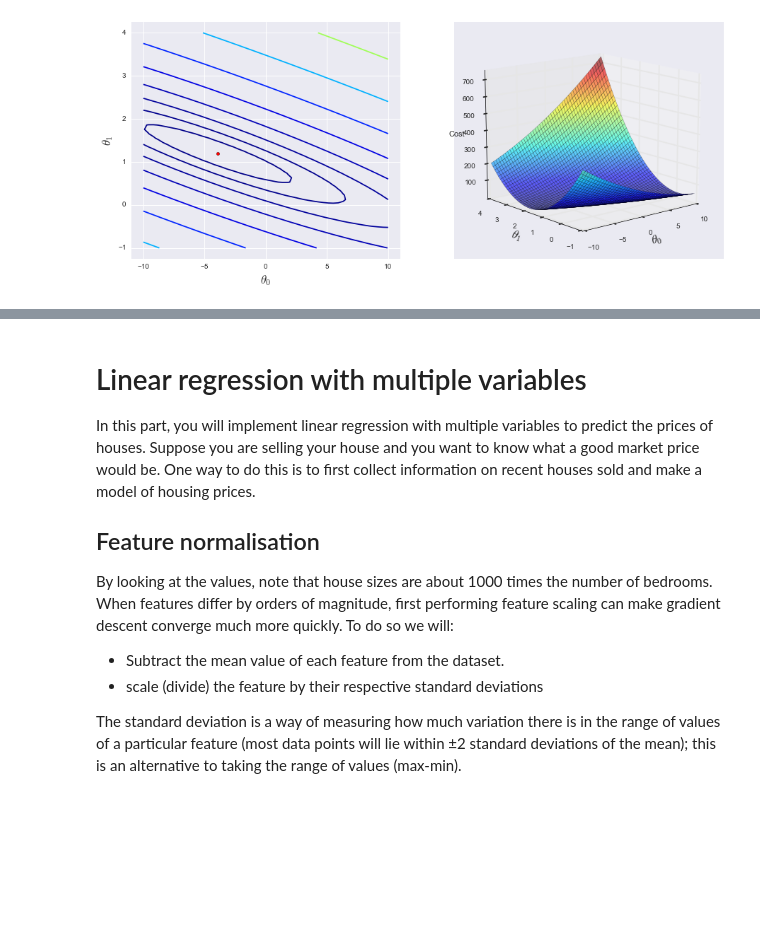
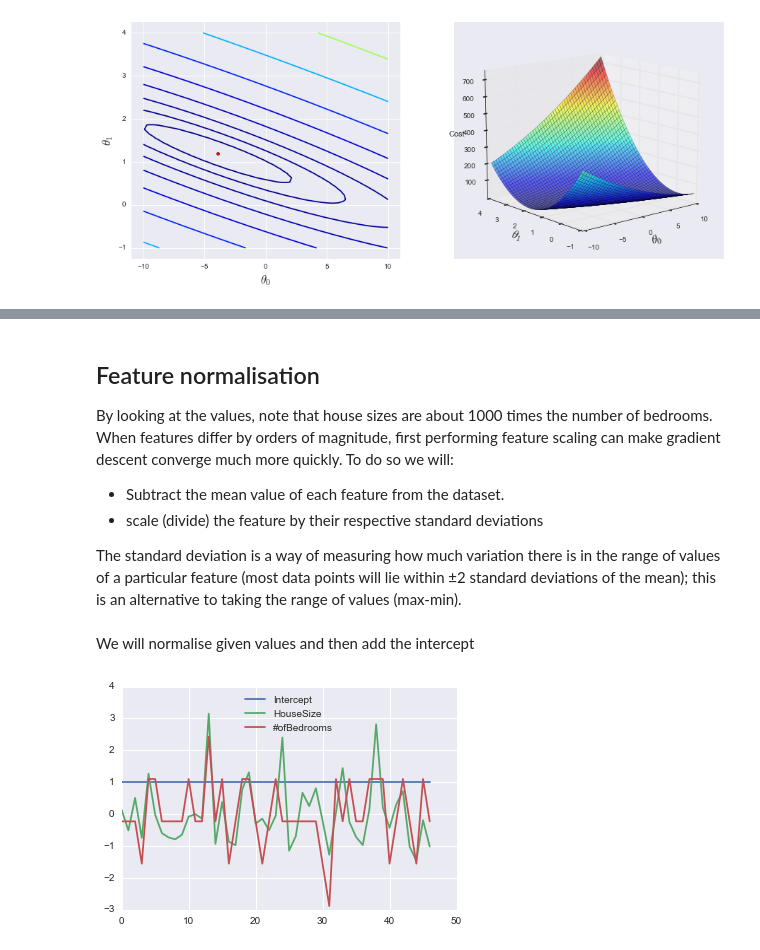
Before and after one commit to DfAC/Coursera-s-machine-learning-course, a Jupyter notebook: Week2.ipynb, the cells around one changed output, grey strips where cells are left out. Saved outputs shown, nothing was run; the diff lists cells and outputs as text; code cells hidden in the pictures; blank space fills up the shorter version.

Commit message:
do I need to normalise querry as well?

```diff
--- a/Week2.ipynb
+++ b/Week2.ipynb
@@ -262,8 +220,12 @@ for ax in fig.axes:
+# %%
+#load in the data
+data = pd.read_csv('ex1/ex1data2.txt', header = None)
+#data = np.loadtxt('ex1/ex1data2.txt', delimiter=',')
+
+#X = np.c_[np.ones(data.shape[0]),data.iloc[:,:2]] #add intercept (1)
+X =  np.c_[data.iloc[:,:2]]
+y = np.c_[data.iloc[:,2]]
 # %% [markdown]
-# Linear regression with multiple variables
-
-In this part, you will implement linear regression with multiple variables to predict the prices of houses. Suppose you are selling your house and you want to know what a good market price would be. One way to do this is to first collect information on recent houses sold and make a model of housing prices.
-
 ## Feature normalisation
 
 By looking at the values, note that house sizes are about 1000 times the number of bedrooms. When features differ by orders of magnitude, first performing feature scaling can make gradient descent converge much more quickly. To do so we will:
@@ -272,15 +234,26 @@ By looking at the values, note that house sizes are about 1000 times the number
 * scale (divide) the feature by their respective standard deviations
 
 The standard deviation is a way of measuring how much variation there is in the range of values of a particular feature (most data points will lie within ±2 standard deviations of the mean); this is an alternative to taking the range of values (max-min).
-# %%
-#load in the data, set header to None so that first line isn't assigned as header
-data = pd.read_csv('ex1/ex1data1.txt', header = None)
-data.columns = ['X','y']
-
-m = len(data)
-iterations = 1500
-alpha = 0.01
-theta = np.zeros([2, 1]) # initialize fitting parameters
-
-X = np.c_[np.ones(data.shape[0]),data.X] #convert to numpy, want to avoid any index related problems
-y = np.c_[data.y]
+# %%
+'''
+Normalizes the features in X
+returns a normalized version of X where the mean value of each feature is 0 and the standard deviation is 1
+'''
+def featureNormalize(X):
+
+  X_norm =  (X - X.mean(axis=0))/X.std(axis=0)
+
+  return X_norm
+# %% [markdown]
+We will normalise given values and then add the intercept
+# %%
+X_norm = featureNormalize(X)
+#http://stackoverflow.com/questions/8486294/how-to-add-an-extra-column-to-an-numpy-array
+X = np.ones((X.shape[0],X.shape[1]+1))
+X[:,1:X.shape[1]+1] = X_norm
+
+#visualise
+plt.plot(X);
+legend(('Intercept','HouseSize','#ofBedrooms'),loc='upper center', shadow=True);
+# %% [output]
+[figure, added]
```
Also changed, not shown: parts of 11 cells of this notebook.
